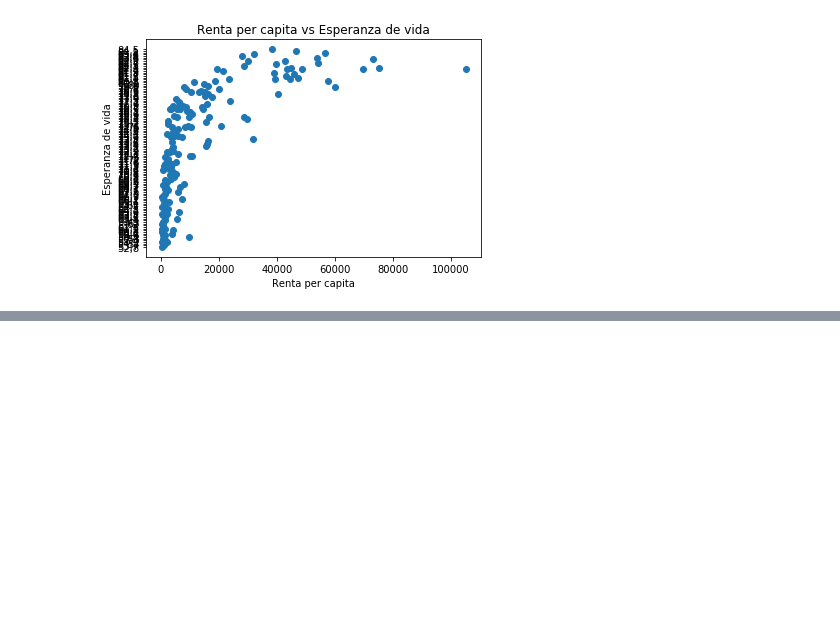
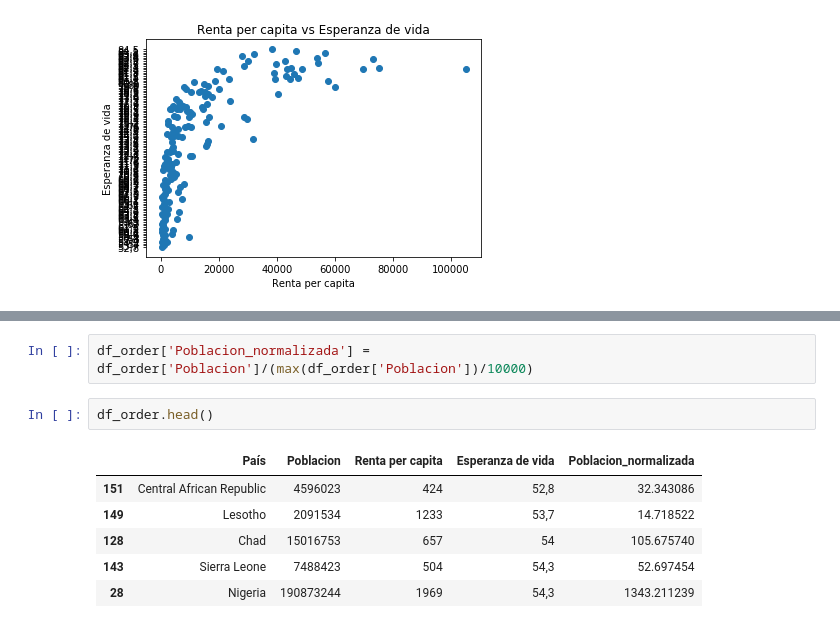
Before and after one commit to JavDomGom/Course-Numpy-Pandas, a Jupyter notebook: 01/01.ipynb, the cells around one changed output, grey strips where cells are left out. Saved outputs shown, nothing was run; the diff lists cells and outputs as text; blank space fills up the shorter version.

```diff
--- a/01/01.ipynb
+++ b/01/01.ipynb
@@ -181,0 +178,11 @@ Text(0.5, 1.0, 'Renta per capita vs Esperanza de vida')
+# %%
+df_order['Poblacion_normalizada'] = df_order['Poblacion']/(max(df_order['Poblacion'])/10000)
+# %%
+df_order.head()
+# %% [output]
+|  | País | Poblacion | Renta per capita | Esperanza de vida | Poblacion_normalizada |
+| 151 | Central African Republic | 4596023 | 424 | 52,8 | 32.343086 |
+| 149 | Lesotho | 2091534 | 1233 | 53,7 | 14.718522 |
+| 128 | Chad | 15016753 | 657 | 54 | 105.675740 |
+| 143 | Sierra Leone | 7488423 | 504 | 54,3 | 52.697454 |
+| 28 | Nigeria | 190873244 | 1969 | 54,3 | 1343.211239 |
```
Also changed, not shown: parts of 2 cells of this notebook, 2 other files.
